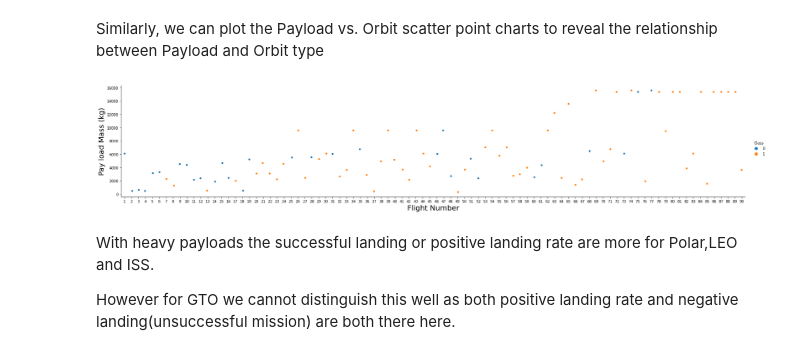
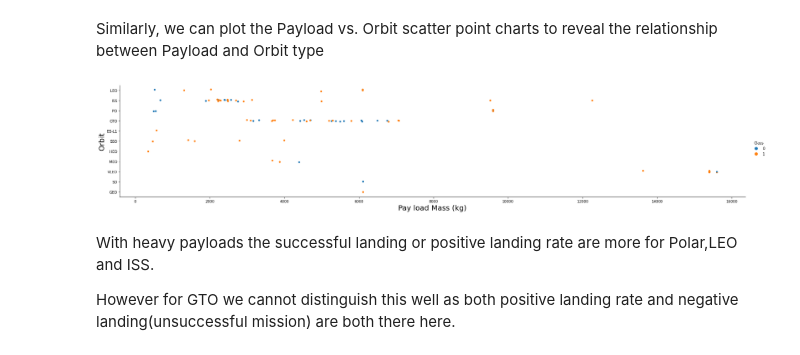
Before and after one commit to leumasol/leumasol, a Jupyter notebook: Complete the EDA with Visualization lab.ipynb, the cells around one changed output. Drawn from its saved outputs; the diff is of its cells as text; code cells hidden in the pictures.

```diff
--- a/Complete the EDA with Visualization lab.ipynb
+++ b/Complete the EDA with Visualization lab.ipynb
@@ -143,12 +143,12 @@ You should see that in the LEO orbit the Success appears related to the number o
 Similarly, we can plot the Payload vs. Orbit scatter point charts to reveal the relationship between Payload and Orbit type
 # %%
 # Plot a scatter point chart with x axis to be Payload and y axis to be the Orbit, and hue to be the class value
-sns.catplot(y="PayloadMass", x="FlightNumber", hue="Class", data=df, aspect = 5)
-plt.xlabel("Flight Number",fontsize=20)
-plt.ylabel("Pay load Mass (kg)",fontsize=20)
+sns.catplot(y="Orbit", x="PayloadMass", hue="Class", data=df, aspect = 5)
+plt.xlabel("Pay load Mass (kg)",fontsize=20)
+plt.ylabel("Orbit",fontsize=20)
 plt.show()
 # %% [output]
-[figure, old version]
+[figure, new version]
 # %% [markdown]
 With heavy payloads the successful landing or positive landing rate are more for Polar,LEO and ISS.
 
```
Also changed, not shown: parts of 2 cells of this notebook.
